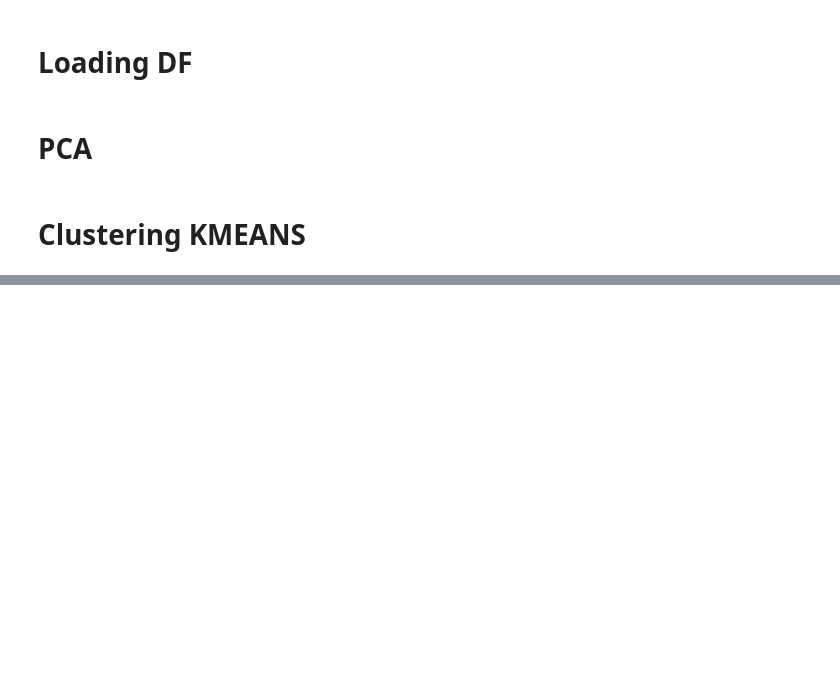
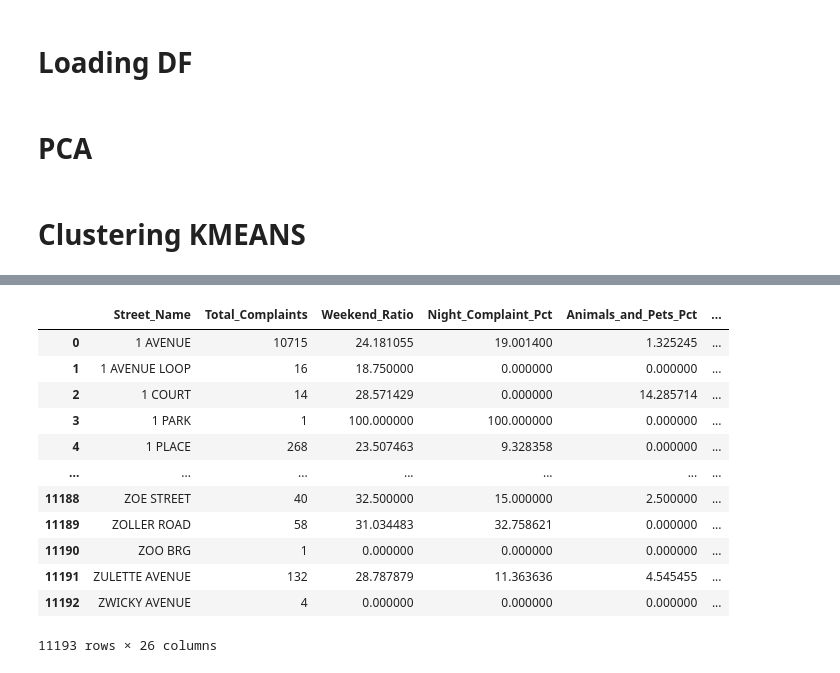
Before and after one commit to OrangeBoop/311-Cluster-Project, a Jupyter notebook: Clustering_Street/Clustering_street_KMEANS.ipynb, the cells around one changed output, grey strips where cells are left out. Drawn from its saved outputs; the diff is of its cells as text; code cells hidden in the pictures; blank space fills up the shorter version.

```diff
--- a/Clustering_Street/Clustering_street_KMEANS.ipynb
+++ b/Clustering_Street/Clustering_street_KMEANS.ipynb
@@ -427,3 +215,19 @@ plt.show()
+# %%
+pre_norm_df_final
+# %% [output]
+|  | Street_Name | Total_Complaints | Weekend_Ratio | Night_Complaint_Pct | Animals_and_Pets_Pct | ... |
+| 0 | 1 AVENUE | 10715 | 24.181055 | 19.001400 | 1.325245 | ... |
+| 1 | 1 AVENUE LOOP | 16 | 18.750000 | 0.000000 | 0.000000 | ... |
+| 2 | 1 COURT | 14 | 28.571429 | 0.000000 | 14.285714 | ... |
+| 3 | 1 PARK | 1 | 100.000000 | 100.000000 | 0.000000 | ... |
+| 4 | 1 PLACE | 268 | 23.507463 | 9.328358 | 0.000000 | ... |
+| ... | ... | ... | ... | ... | ... | ... |
+| 11188 | ZOE STREET | 40 | 32.500000 | 15.000000 | 2.500000 | ... |
+| 11189 | ZOLLER ROAD | 58 | 31.034483 | 32.758621 | 0.000000 | ... |
+| 11190 | ZOO BRG | 1 | 0.000000 | 0.000000 | 0.000000 | ... |
+| 11191 | ZULETTE AVENUE | 132 | 28.787879 | 11.363636 | 4.545455 | ... |
+| 11192 | ZWICKY AVENUE | 4 | 0.000000 | 0.000000 | 0.000000 | ... |
+11193 rows × 26 columns
 # %%
 # Extract the centroids from your fitted model
 centroids = kmeans.cluster_centers_
```
Also changed, not shown: parts of 9 cells of this notebook, 3 other files.
